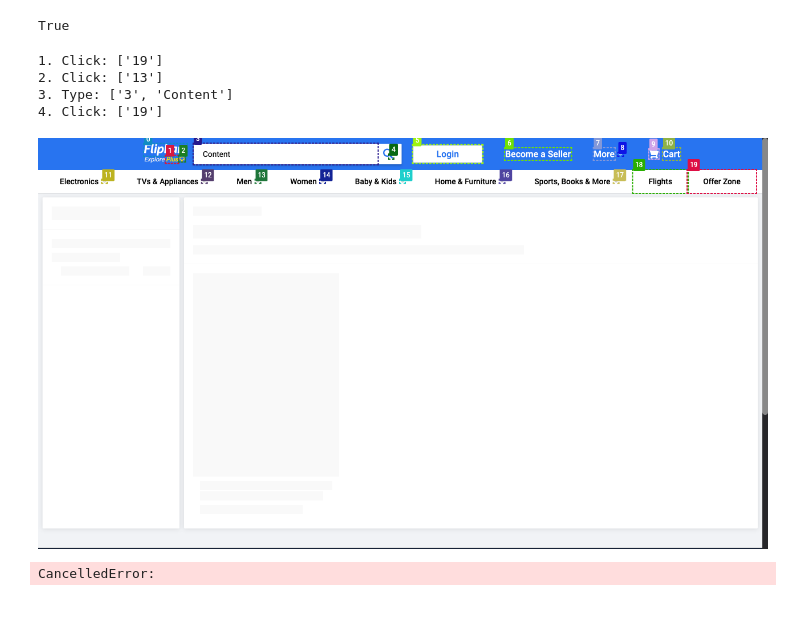
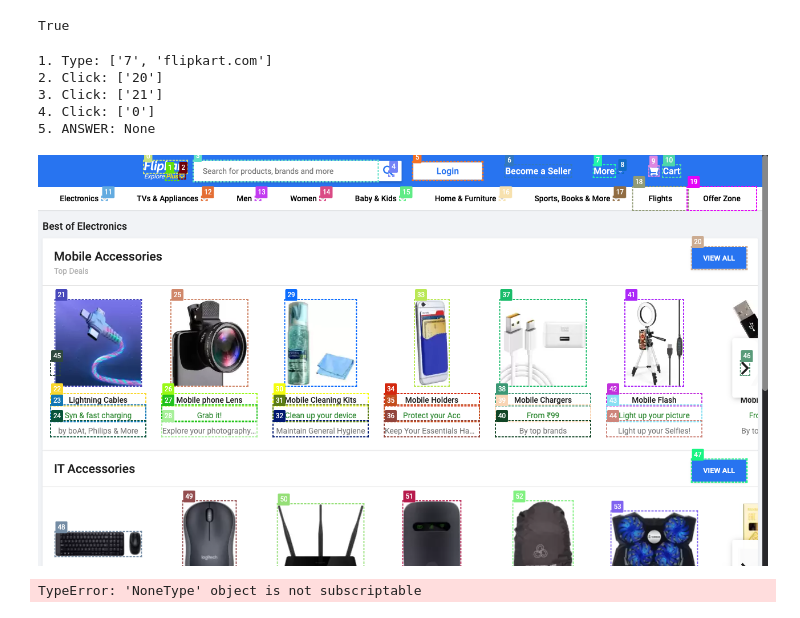
Before and after one commit to psykick-21/flipkart-orders-bot, a Jupyter notebook: notebooks/flipkart.ipynb, the cells around one changed output. Drawn from its saved outputs; the diff is of its cells as text; code cells hidden in the pictures.

```diff
--- a/notebooks/flipkart.ipynb
+++ b/notebooks/flipkart.ipynb
@@ -196,7 +204,22 @@ prompt = hub.pull("wfh/web-voyager")
+# %%
+from langchain_core.prompts.image import ImagePromptTemplate
+
+with open('system_prompt.txt','r') as f:
+    system_prompt = f.read()
+
+prompt = ChatPromptTemplate.from_messages([
+    SystemMessagePromptTemplate.from_template(system_prompt),
+    HumanMessagePromptTemplate(prompt=[
+        ImagePromptTemplate(input_variables=['img'], template={'url': 'embedded-picture'}),
+        PromptTemplate(input_variables=['bbox_descriptions'], template='{bbox_descriptions}'),
+        PromptTemplate(input_variables=['input'], template='{input}')
+    ]),
+    MessagesPlaceholder(variable_name='scratchpad')
+])
 # %%
 llm = ChatOpenAI(model="gpt-4o", max_tokens=4096)
 agent = annotate | RunnablePassthrough.assign(
-    prediction=format_descriptions | prompt | llm | StrOutputParser() | parse
+    prediction = format_descriptions | prompt | llm.bind_functions(tool_list+[CompleteTask]) | StrOutputParser() | parse
 )
 # %%
 import re
@@ -306,11 +331,13 @@ async def call_agent(question: str, page, max_steps: int = 150):
     return final_answer
 # %%
-res = await call_agent("Navigate to flipkart and strictly stop.", page)
+user_input = "Navigate to flipkart website and stop"
+res = await call_agent(user_input, page)
 print(f"Final response: {res}")
 # %% [output]
-1. Click: ['19']
-2. Click: ['13']
-3. Type: ['3', 'Content']
-4. Click: ['19']
+1. Type: ['7', 'flipkart.com']
+2. Click: ['20']
+3. Click: ['21']
+4. Click: ['0']
+5. ANSWER: None
-[figure, old version]
+[figure, new version]
-CancelledError:
+TypeError: 'NoneType' object is not subscriptable
```
Also changed, not shown: parts of 6 cells of this notebook, 3 other files.
